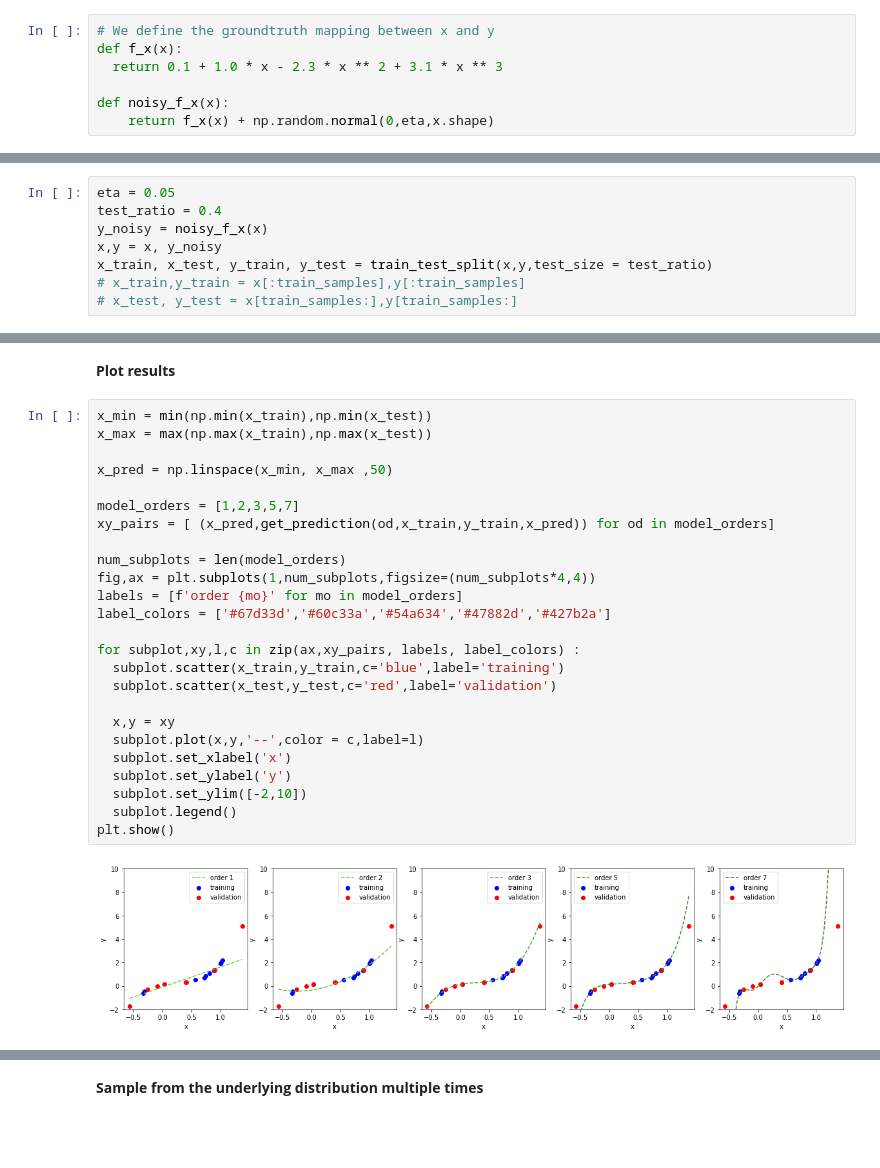
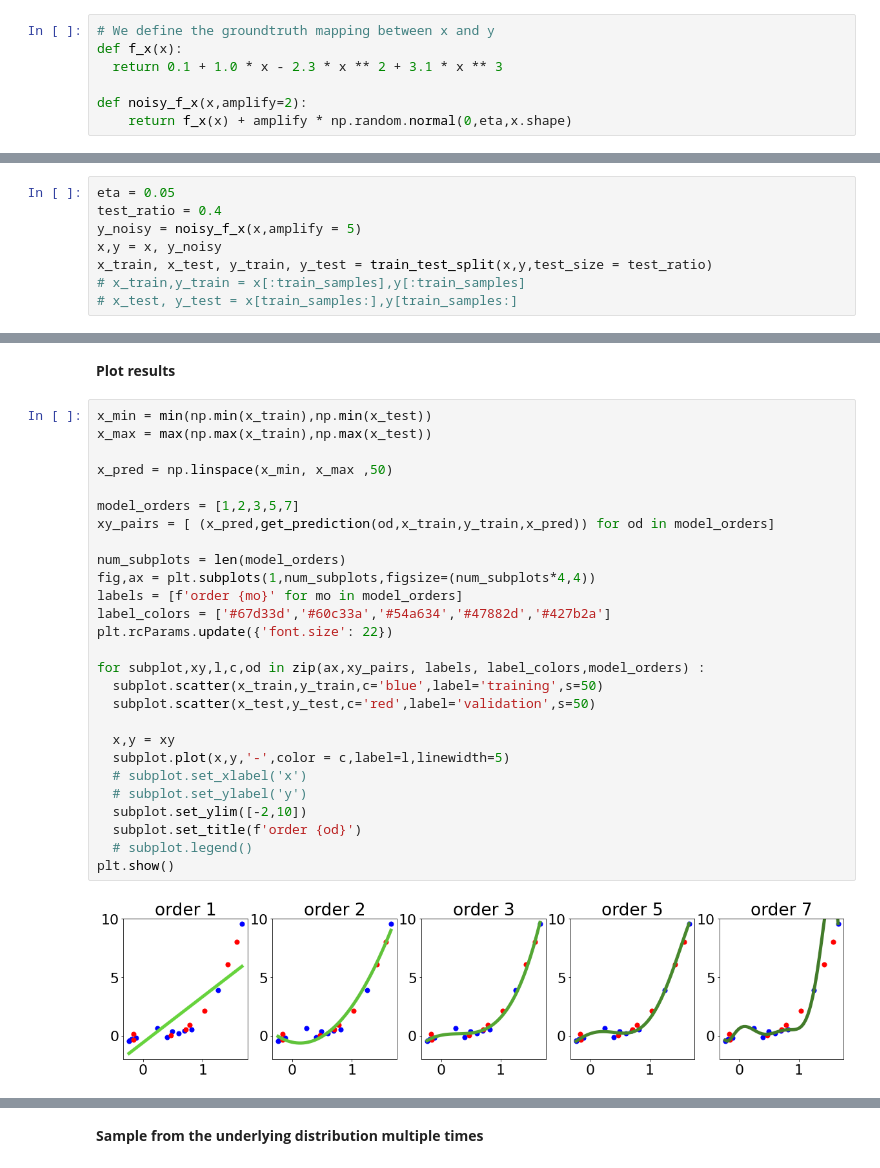
Before and after one commit to msrepo/ml-mscise-2023, a Jupyter notebook: Problem_set/Bias_Variance_Tradeoff.ipynb, the cells around one changed output, grey strips where cells are left out. Drawn from its saved outputs; the diff is of its cells as text; blank space fills up the shorter version.

```diff
--- a/Problem_set/Bias_Variance_Tradeoff.ipynb
+++ b/Problem_set/Bias_Variance_Tradeoff.ipynb
@@ -13,8 +13,8 @@ from sklearn.model_selection import train_test_split
 def f_x(x):
   return 0.1 + 1.0 * x - 2.3 * x ** 2 + 3.1 * x ** 3
 
-def noisy_f_x(x):
-    return f_x(x) + np.random.normal(0,eta,x.shape)
+def noisy_f_x(x,amplify=2):
+    return f_x(x) + amplify * np.random.normal(0,eta,x.shape)
 # %%
 # we generate N datapoints for x picked randomly
 N = 20
@@ -26,7 +26,7 @@ x = np.linspace(-x_range,x_range,N) + A * np.random.random_sample(N)
 # %%
 eta = 0.05
 test_ratio = 0.4
-y_noisy = noisy_f_x(x)
+y_noisy = noisy_f_x(x,amplify = 5)
 x,y = x, y_noisy
 x_train, x_test, y_train, y_test = train_test_split(x,y,test_size = test_ratio)
 # x_train,y_train = x[:train_samples],y[:train_samples]
@@ -60,27 +63,29 @@ def get_prediction(model_order:int, x_train, y_train, x_test):
 # %%
 x_min = min(np.min(x_train),np.min(x_test))
 x_max = max(np.max(x_train),np.max(x_test))
 
 x_pred = np.linspace(x_min, x_max ,50)
 
 model_orders = [1,2,3,5,7]
 xy_pairs = [ (x_pred,get_prediction(od,x_train,y_train,x_pred)) for od in model_orders]
 
 num_subplots = len(model_orders)
 fig,ax = plt.subplots(1,num_subplots,figsize=(num_subplots*4,4))
 labels = [f'order {mo}' for mo in model_orders]
 label_colors = ['#67d33d','#60c33a','#54a634','#47882d','#427b2a']
+plt.rcParams.update({'font.size': 22})
 
-for subplot,xy,l,c in zip(ax,xy_pairs, labels, label_colors) :
-  subplot.scatter(x_train,y_train,c='blue',label='training')
-  subplot.scatter(x_test,y_test,c='red',label='validation')
+for subplot,xy,l,c,od in zip(ax,xy_pairs, labels, label_colors,model_orders) :
+  subplot.scatter(x_train,y_train,c='blue',label='training',s=50)
+  subplot.scatter(x_test,y_test,c='red',label='validation',s=50)
 
   x,y = xy
-  subplot.plot(x,y,'--',color = c,label=l)
-  subplot.set_xlabel('x')
-  subplot.set_ylabel('y')
+  subplot.plot(x,y,'-',color = c,label=l,linewidth=5)
+  # subplot.set_xlabel('x')
+  # subplot.set_ylabel('y')
   subplot.set_ylim([-2,10])
-  subplot.legend()
+  subplot.set_title(f'order {od}')
+  # subplot.legend()
 plt.show()
 # %% [output]
-[figure, old version]
+[figure, new version]
```
Also changed, not shown: parts of 3 cells of this notebook.
